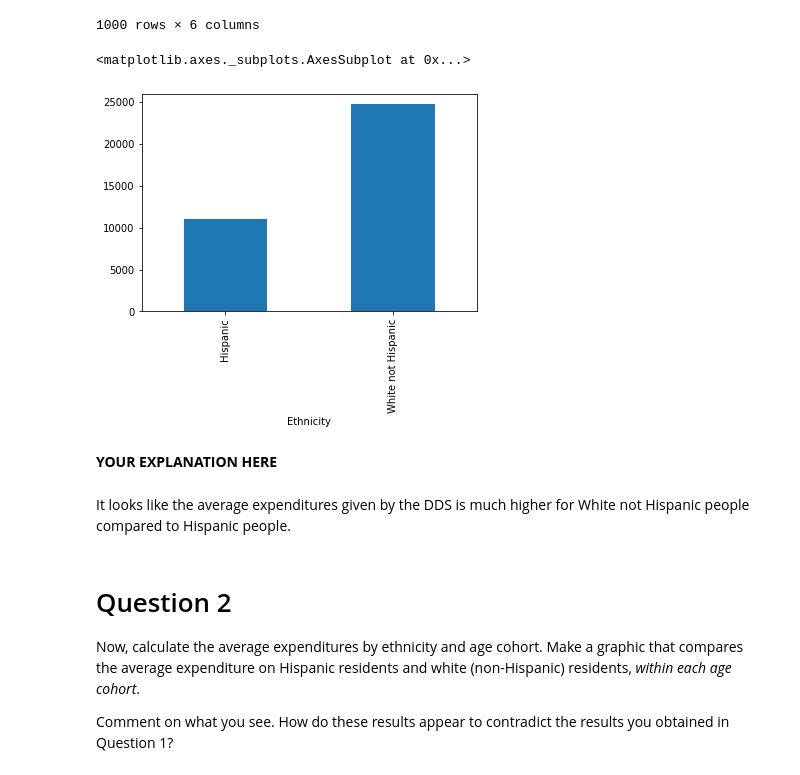
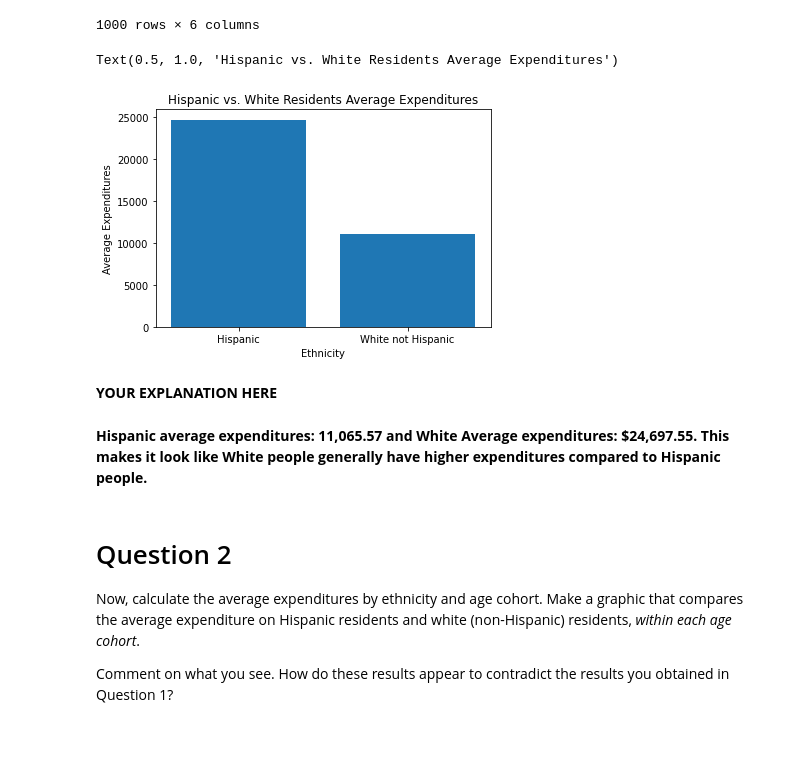
Before and after one commit to Cal-Poly-Data-301/lab-3-drewkostelecky, a Jupyter notebook: DATA_301_Lab_2B_Evidence_of_Discrimination?_Drew_Kostelecky.ipynb, the cells around one changed output. Saved outputs shown, nothing was run; the diff lists cells and outputs as text; code cells hidden in the pictures; blank space fills up the shorter version.

```diff
--- a/DATA_301_Lab_2B_Evidence_of_Discrimination?_Drew_Kostelecky.ipynb
+++ b/DATA_301_Lab_2B_Evidence_of_Discrimination?_Drew_Kostelecky.ipynb
@@ -38,15 +39,22 @@ df_dds
 | 999 | 99898 | 22 to 50 | 23 | Male | 26702 | White not Hispanic |
 1000 rows × 6 columns
 # %%
-df_white_hispanic = df_dds[(df_dds["Ethnicity"] == "White not Hispanic") | (df_dds["Ethnicity"] == "Hispanic")]
-df_white_hispanic.groupby("Ethnicity")["Expenditures"].mean().plot.bar()
+df_white_hispanic = df_dds[(df_dds["Ethnicity"] == "White not Hispanic") |
+                           (df_dds["Ethnicity"] == "Hispanic")]
+means_by_eth = df_white_hispanic.groupby("Ethnicity")["Expenditures"].mean()
+white_mean = means_by_eth["White not Hispanic"]
+hisp_mean = means_by_eth["Hispanic"]
+plt.bar(["Hispanic", "White not Hispanic"], [white_mean, hisp_mean])
+plt.xlabel("Ethnicity")
+plt.ylabel("Average Expenditures")
+plt.title("Hispanic vs. White Residents Average Expenditures")
 # %% [output]
-<matplotlib.axes._subplots.AxesSubplot at 0x...>
+Text(0.5, 1.0, 'Hispanic vs. White Residents Average Expenditures')
-[figure, old version]
+[figure, new version]
 # %% [markdown]
 **YOUR EXPLANATION HERE**
-# %% [markdown]
-It looks like the average expenditures given by the DDS is much higher for White not Hispanic people compared to Hispanic people.
+# %% [markdown]
+**Hispanic average expenditures: 11,065.57 and White Average expenditures: $24,697.55. This makes it look like White people generally have higher expenditures compared to Hispanic people.**
 # %% [markdown]
 # Question 2
 
```
Also changed, not shown: parts of 4 cells of this notebook.
